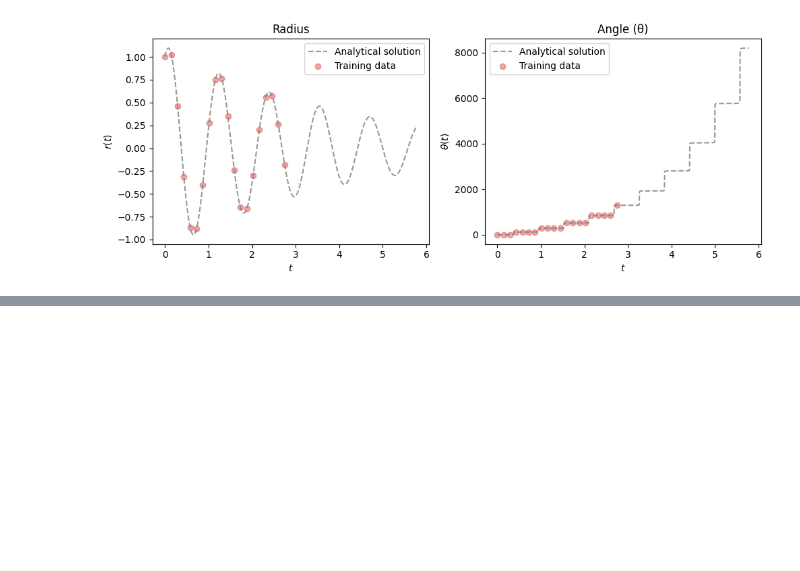
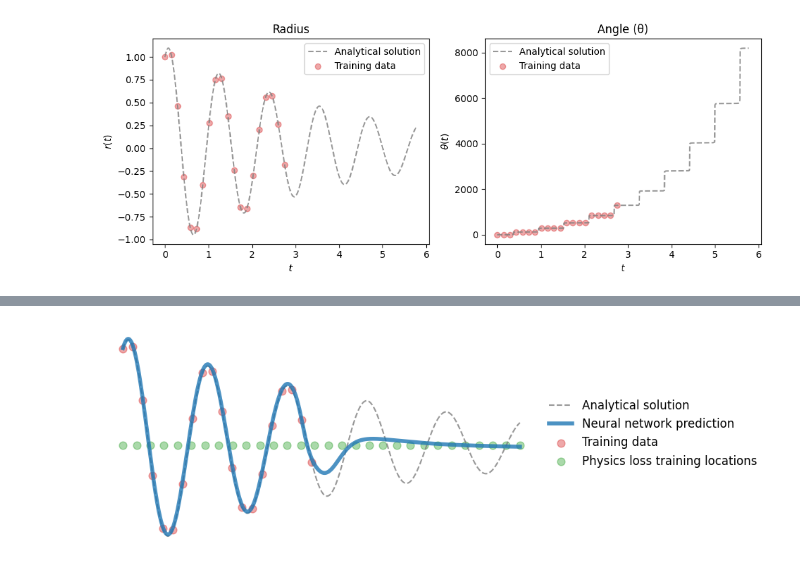
Before and after one commit to FabioDionysio/PINNs, a Jupyter notebook: src/03.Harmonic-oscillator/02.Harmonic-oscillator-2D.ipynb, the cells around one changed output, grey strips where cells are left out. Drawn from its saved outputs; the diff is of its cells as text; code cells hidden in the pictures; blank space fills up the shorter version.

```diff
--- a/src/03.Harmonic-oscillator/02.Harmonic-oscillator-2D.ipynb
+++ b/src/03.Harmonic-oscillator/02.Harmonic-oscillator-2D.ipynb
@@ -184,10 +204,73 @@ for i in range(1000):
-# %%
-t_phy = torch.linspace(0,5*T,30).view(-1,1).requires_grad_(True)
-
-torch.manual_seed(42)
-model = fcn(1,1,32,3)
-optimizer = torch.optim.Adam(model.parameters(), lr=1e-4)
-
-files = []
-for i in range(20000):
-    optimizer.zero_grad()
+# %%
+t_phy = torch.linspace(0,5*T,30).view(-1,1).requires_grad_(True)
+
+model_r = fcn(1,1,32,3)
+optimizer_r = torch.optim.Adam(model_r.parameters(), lr=1e-4)
+
+model_theta = fcn(1,1,32,3)
+optimizer_theta = torch.optim.Adam(model_theta.parameters(), lr=1e-3)
+
+files = []
+for i in range(20000):
+    optimizer_r.zero_grad()
+    optimizer_theta.zero_grad()
+
+    # Loss radial
+    r_pred = model_r(t_data)
+    loss_r1 = nn.MSELoss()(r_pred, r_data)
+    # Physics prediction
+    r_phy_pred = model_r(t_phy)
+    # dr
+    dr = torch.autograd.grad(r_phy_pred, t_phy, torch.ones_like(r_phy_pred), create_graph=True)[0]
+    # d2r
+    d2r = torch.autograd.grad(dr, t_phy, torch.ones_like(dr), create_graph=True)[0]
+
+    # Loss angular
+    theta_pred = model_theta(t_data)
+    loss_theta1 = nn.MSELoss()(theta_pred, theta_data)
+    # Physics prediction
+    theta_phy_pred = model_theta(t_phy)
+    # dtheta
+    dtheta = torch.autograd.grad(theta_phy_pred, t_phy, torch.ones_like(theta_phy_pred), create_graph=True)[0]
+    # d2theta
+    d2theta = torch.autograd.grad(dtheta, t_phy, torch.ones_like(dtheta), create_graph=True)[0]
+
+    # Physics-based loss for r and theta
+    physics_r = d2r + gamma * dr + (omega**2 - Omega**2) * r_phy_pred
+    loss_r2 = (1e-4) * torch.mean(physics_r**2)
+
+    physics_theta = r_phy_pred * d2theta + 2 * dr * dtheta
+    loss_theta2 = (1e-4) * torch.mean(physics_theta**2)
+
+    # Backpropagation
+    loss_r = loss_r1 + loss_r2
+    loss_theta = loss_theta1 + loss_theta2
+    loss_r.backward(retain_graph=True)
+    loss_theta.backward()
+
+    optimizer_r.step()
+    optimizer_theta.step()
+
+    if (i+1) % 150 == 0:
+        r_pred = model_r(t).detach()
+        xp_r = t_phy.detach()
+        plot_result(t, r, t_data, r_data, r_pred, xp_r)
+
+
+
+        theta_pred = model_theta(t).detach()
+
+        # plot_result(t, r, theta, t_data, r_data, theta_data, r_pred, theta_pred, t_phy)
+
+        # file = 'plots/pinn_%.4i.png' % (i+1)
+        # plt.savefig(file, bbox_inches='tight', pad_inches=0.1, dpi=100, facecolor="white")
+        # files.append(file)
+
+        if (i+1) % 6000 == 0:
+            plt.show()
+        else:
+            plt.close('all')
+
+# save_gif_PIL("pinn.gif", files, fps=20, loop=0)
+# %% [output]
+[figure, added]
```
Also changed, not shown: parts of 4 cells of this notebook, 5 other files.
